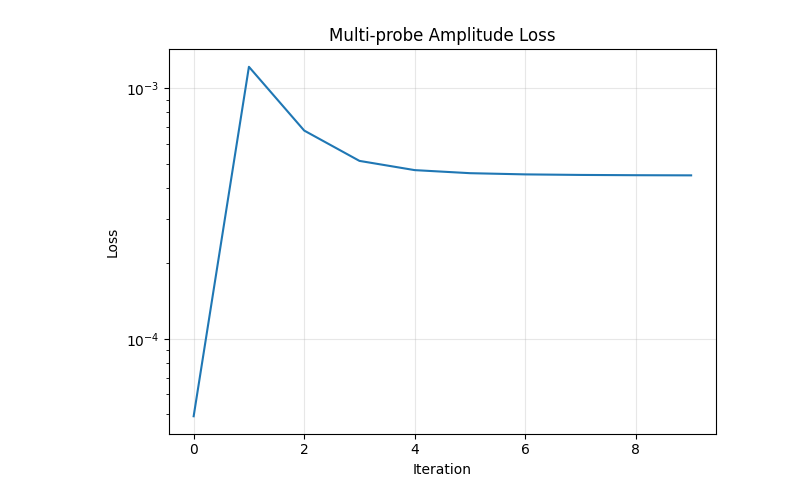
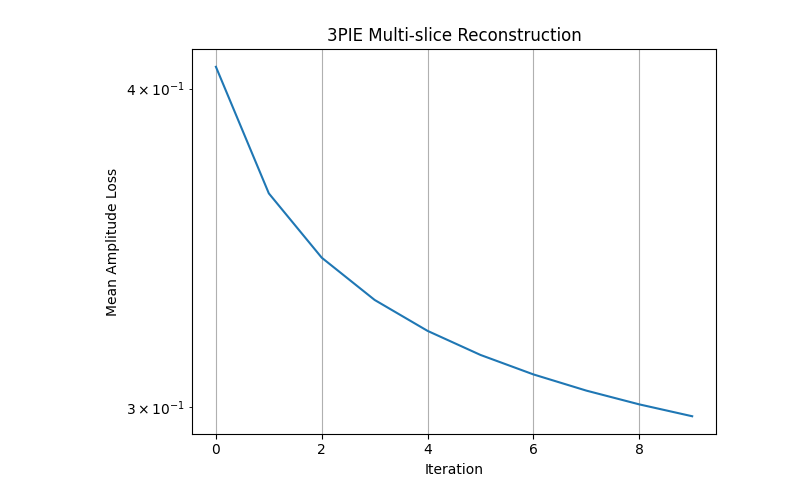
Before and after one commit to bryceshirley/thick_ptycho, a Jupyter notebook: notebooks/6_multislice_least_squares_1d.ipynb, the cells around one changed output. Cells and saved outputs as stored; diff of their text form; code cells hidden in the pictures.

```diff
--- a/notebooks/6_multislice_least_squares_1d.ipynb
+++ b/notebooks/6_multislice_least_squares_1d.ipynb
@@ -162,46 +225,12 @@ plt.xlabel("x"); plt.legend(); plt.tight_layout(); plt.show()
 # %%
-# Reconstruction (multi-probe loss)
-n_est = np.ones_like(sample_space.n_true)
-base_lr = 0.10
-min_lr = 0.01
-epochs = 10
-l2_reg = 5.0
-loss_history = []
-
-def forward_exit(n_field):
-    f = ms.forward(n=n_field)
-    return f[:, :, -1], f
-
-for it in range(epochs):
-    exit_fields, _ = forward_exit(n_est)
-    amp_pred = np.abs(exit_fields) + 1e-12
-    diff = amp_pred - meas_amp_noisy
-    loss = 0.5 * np.mean(diff**2)
-    loss_history.append(loss)
-
-    lr = max(base_lr * (1+it)**(-0.6), min_lr)
-
-    # Accumulate gradients over probes
-    grad_re_acc = np.zeros_like(n_est.real)
-    grad_im_acc = np.zeros_like(n_est.real)
-    for p in range(sample_space.num_probes):
-        g_re, g_im = ms.full_amplitude_gradient(meas_amp_noisy[p], n=n_est)
-        grad_re_acc += g_re
-        grad_im_acc += g_im
-    grad_re_acc /= sample_space.num_probes
-    grad_im_acc /= sample_space.num_probes
-
-    # Regularization
-    grad_re_acc += l2_reg * (np.real(n_est) - n_medium)
-    grad_im_acc += l2_reg * np.imag(n_est)
-
-    n_est = (np.real(n_est) - lr * grad_re_acc) + 1j*(np.imag(n_est) - lr * grad_im_acc)
-
-    print(f"Iter {it+1:3d}/{epochs}  Loss={loss:.3e}  lr={lr:.3e}")
+n_est, loss_history=ms.reconstruct(data, epochs=10, alpha_obj=1e-3, verbose=True)
 
 plt.figure()
 plt.semilogy(loss_history)
-plt.xlabel("Iteration"); plt.ylabel("Loss")
-plt.title("Multi-probe Amplitude Loss")
-plt.grid(alpha=0.3); plt.tight_layout(); plt.show()
+plt.xlabel("Iteration")
+plt.ylabel("Mean Amplitude Loss")
+plt.title("3PIE Multi-slice Reconstruction")
+plt.grid(True)
+plt.tight_layout()
+plt.show()
 # %% [output]
@@ -218,2 +247,2 @@ Iter  10/10  Loss=4.487e-04  lr=2.512e-02
-[figure, old version]
+[figure, new version]
 # %%
```
Also changed, not shown: parts of 13 cells of this notebook, 23 other files.
